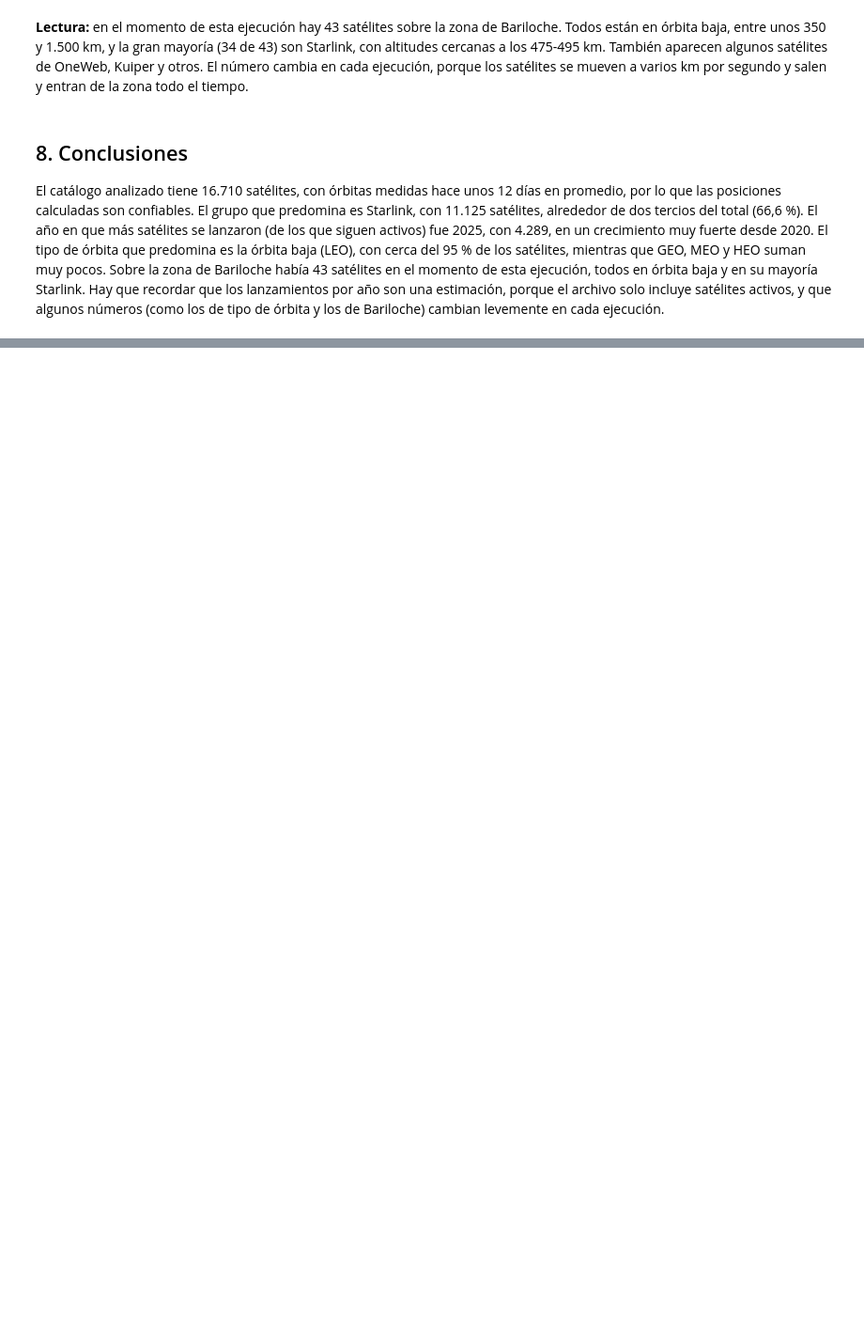
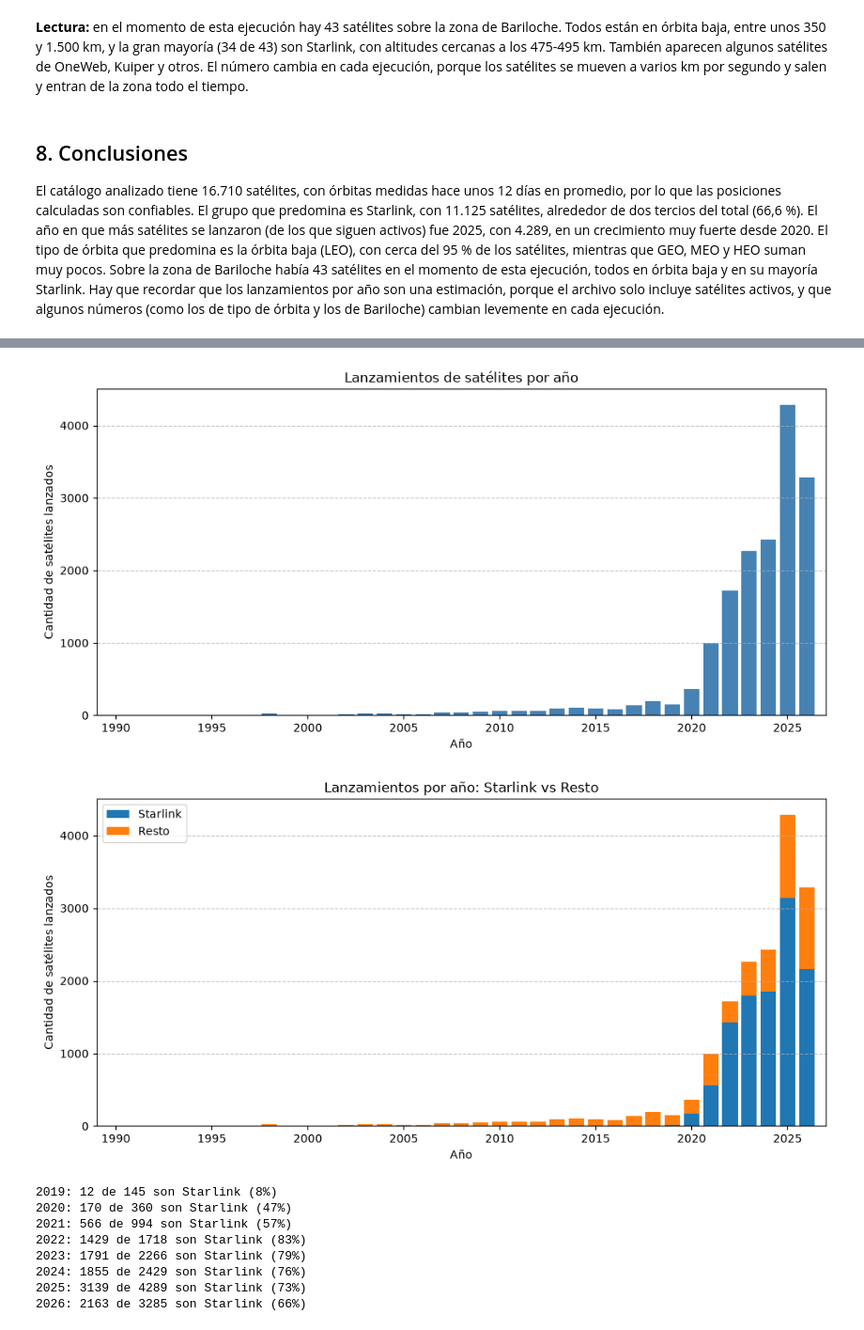
Before and after one commit to Fran-Diz/Proyesat-Diz-Mesa, a Jupyter notebook: informe.ipynb, the cells around one changed output, grey strips where cells are left out. Shown at 94% size. Drawn from its saved outputs; the diff is of its cells as text; code cells hidden in the pictures; blank space fills up the shorter version.

```diff
--- a/informe.ipynb
+++ b/informe.ipynb
@@ -217,0 +226,28 @@ El catálogo analizado tiene 16.710 satélites, con órbitas medidas hace unos 1
+# %%
+from catalogo import lanzamientos_por_anio, grupo
+from graficos import plot_lanzamientos_por_anio, plot_lanzamientos_apilados
+
+por_anio = lanzamientos_por_anio(registros)
+plot_lanzamientos_por_anio(por_anio)
+
+registros_starlink = [r for r in registros if grupo(r["OBJECT_NAME"]) == "Starlink"]
+registros_resto = [r for r in registros if grupo(r["OBJECT_NAME"]) != "Starlink"]
+lanzamientos_starlink = lanzamientos_por_anio(registros_starlink)
+lanzamientos_resto = lanzamientos_por_anio(registros_resto)
+plot_lanzamientos_apilados(lanzamientos_starlink, lanzamientos_resto)
+
+for anio in range(2019, 2027):
+    total = por_anio.get(anio, 0)
+    de_starlink = lanzamientos_starlink.get(anio, 0)
+    print(f"{anio}: {de_starlink} de {total} son Starlink ({de_starlink / total * 100:.0f}%)")
+# %% [output]
+[figure, added]
+[figure, added]
+2019: 12 de 145 son Starlink (8%)
+2020: 170 de 360 son Starlink (47%)
+2021: 566 de 994 son Starlink (57%)
+2022: 1429 de 1718 son Starlink (83%)
+2023: 1791 de 2266 son Starlink (79%)
+2024: 1855 de 2429 son Starlink (76%)
+2025: 3139 de 4289 son Starlink (73%)
+2026: 2163 de 3285 son Starlink (66%)
```
Also changed, not shown: parts of 20 cells of this notebook, 3 other files.
